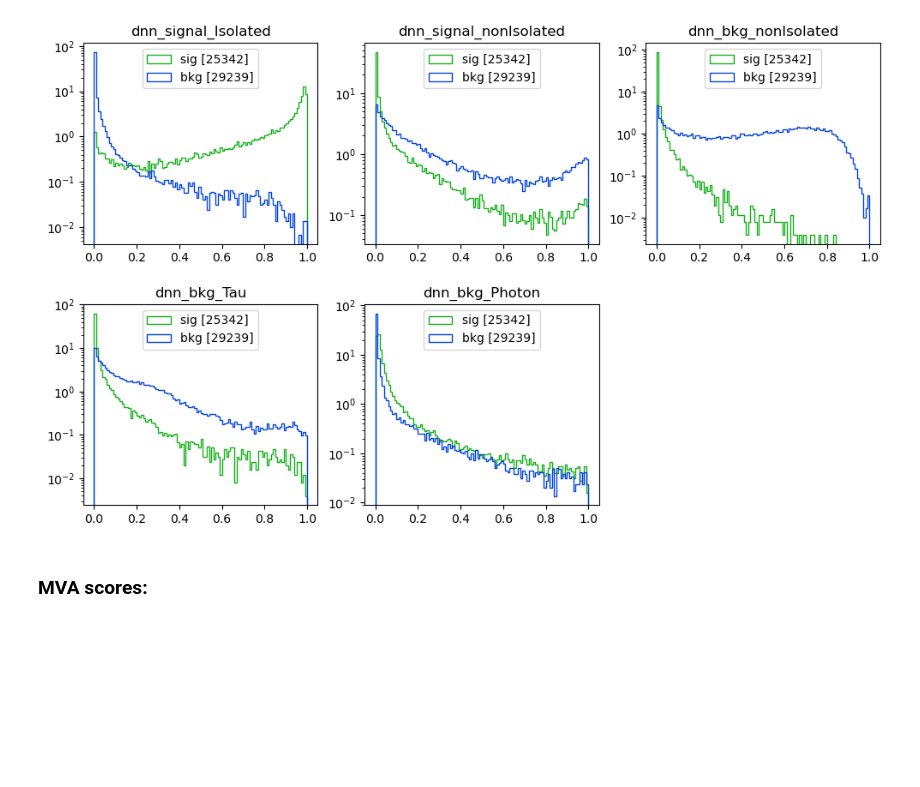
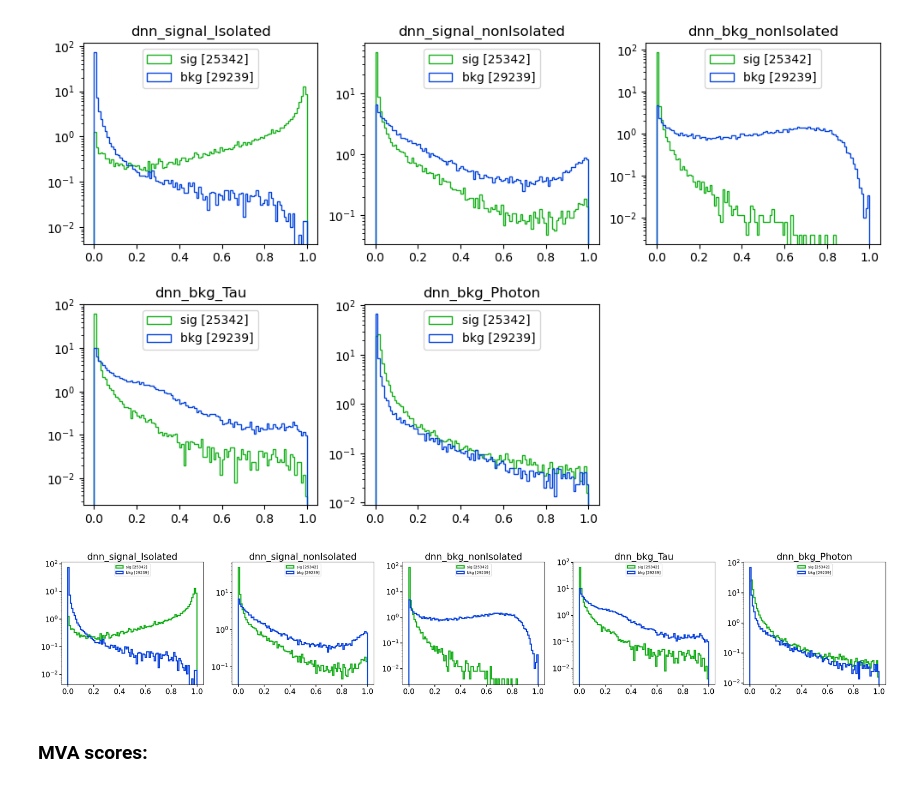
Before and after one commit to phazarik/Electron-DNN-ID-study, a Jupyter notebook: dnn_electron_id.ipynb, the cells around one changed output. Saved outputs shown, nothing was run; the diff lists cells and outputs as text; code cells hidden in the pictures; blank space fills up the shorter version.

```diff
--- a/dnn_electron_id.ipynb
+++ b/dnn_electron_id.ipynb
@@ -196,6 +196,39 @@ plt.savefig('plots/all_dnn_scores.png', dpi=300)
 plt.show()
 # %% [output]
 [figure]
+# %%
+#Saving plots:
+#mpl.rcParams['axes.linewidth'] = 2.5
+
+fig1, ax1 = plt.subplots(1,5,figsize=(40,6))
+ax1 = ax1.flatten()
+fig1.subplots_adjust(hspace=0.3)
+
+#fig1.subplots_adjust(hspace=0.5, wspace=0.1)
+bins_=np.arange(0, 1.01, 0.01)
+#fig1.delaxes(ax1[-1]) #Removing the last subplot
+#fig1.suptitle('DNN scores') #Global title
+
+vardnn = ['score1', 'score2', 'score3', 'score4', 'score5']
+
+for i in range(len(vardnn)):
+    ax1[i].hist(df[df['truth']==1][vardnn[i]], bins=bins_, histtype='step', linewidth = 3,
+                color='xkcd:green',  label=f'sig [{nsig}]', density=True)
+    ax1[i].hist(df[df['truth']==0][vardnn[i]], bins=bins_, histtype='step', linewidth = 3,
+                color='xkcd:blue',  label=f'bkg [{nbkg}]', density=True)
+    ax1[i].set_title(alias[vardnn[i]], fontsize=25)
+    ax1[i].set_yscale('log')
+    ax1[i].legend(loc='upper center')
+    ax1[i].tick_params(axis='both', labelsize=20, width=2, length=6)
+
+#ax1[-1].text(0, 1, text, transform=ax1[-1].transAxes, fontsize=10, ha='left', va='top')
+#ax1[-1].axis('off')
+
+#plt.tight_layout()
+plt.savefig('plots/all_dnn_scores.png', bbox_inches='tight', dpi=300)
+plt.show()
+# %% [output]
+[figure, added]
 # %% [markdown]
 ### MVA scores:
 # %%
```
Also changed, not shown: parts of 11 cells of this notebook, 16 other files.
